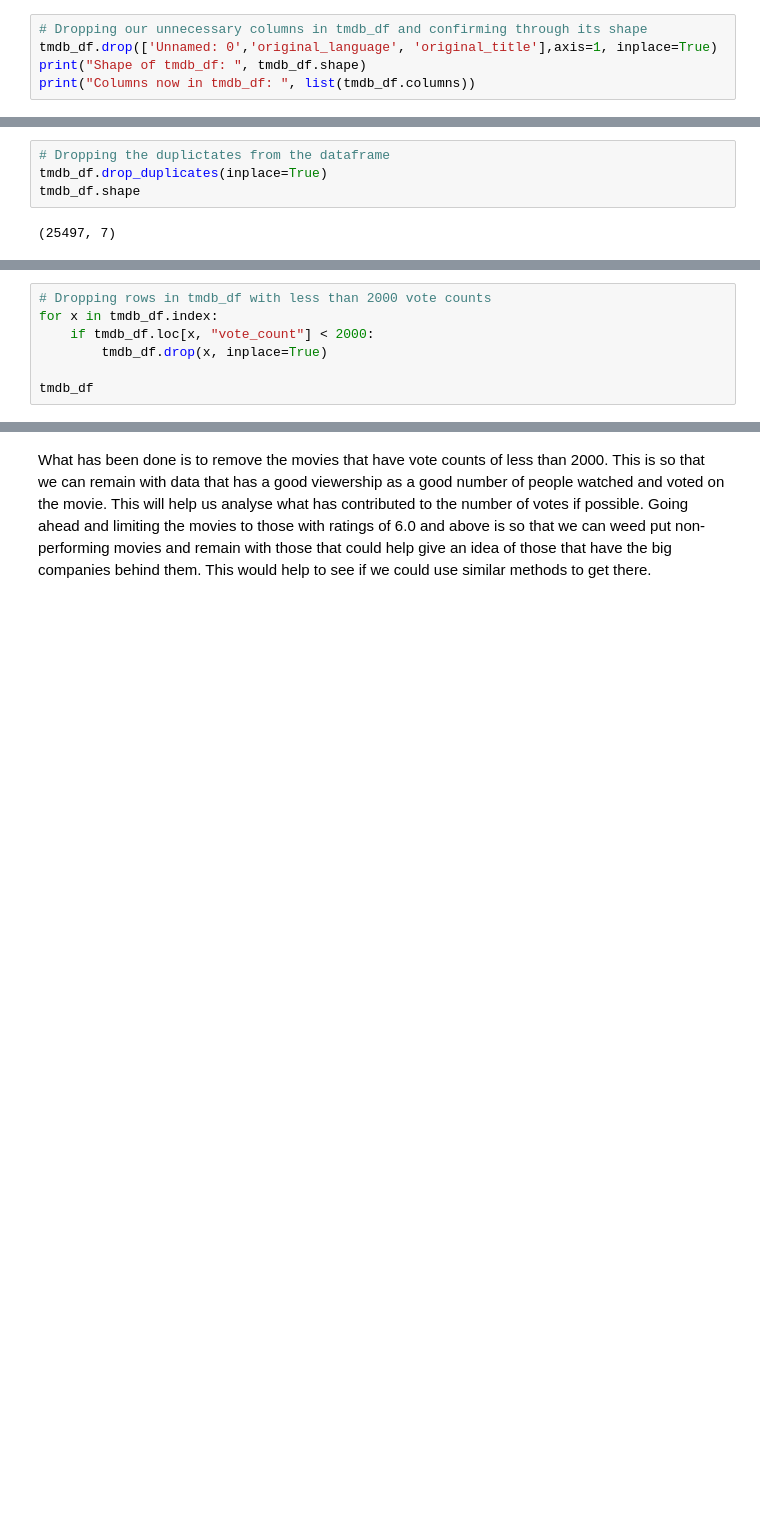
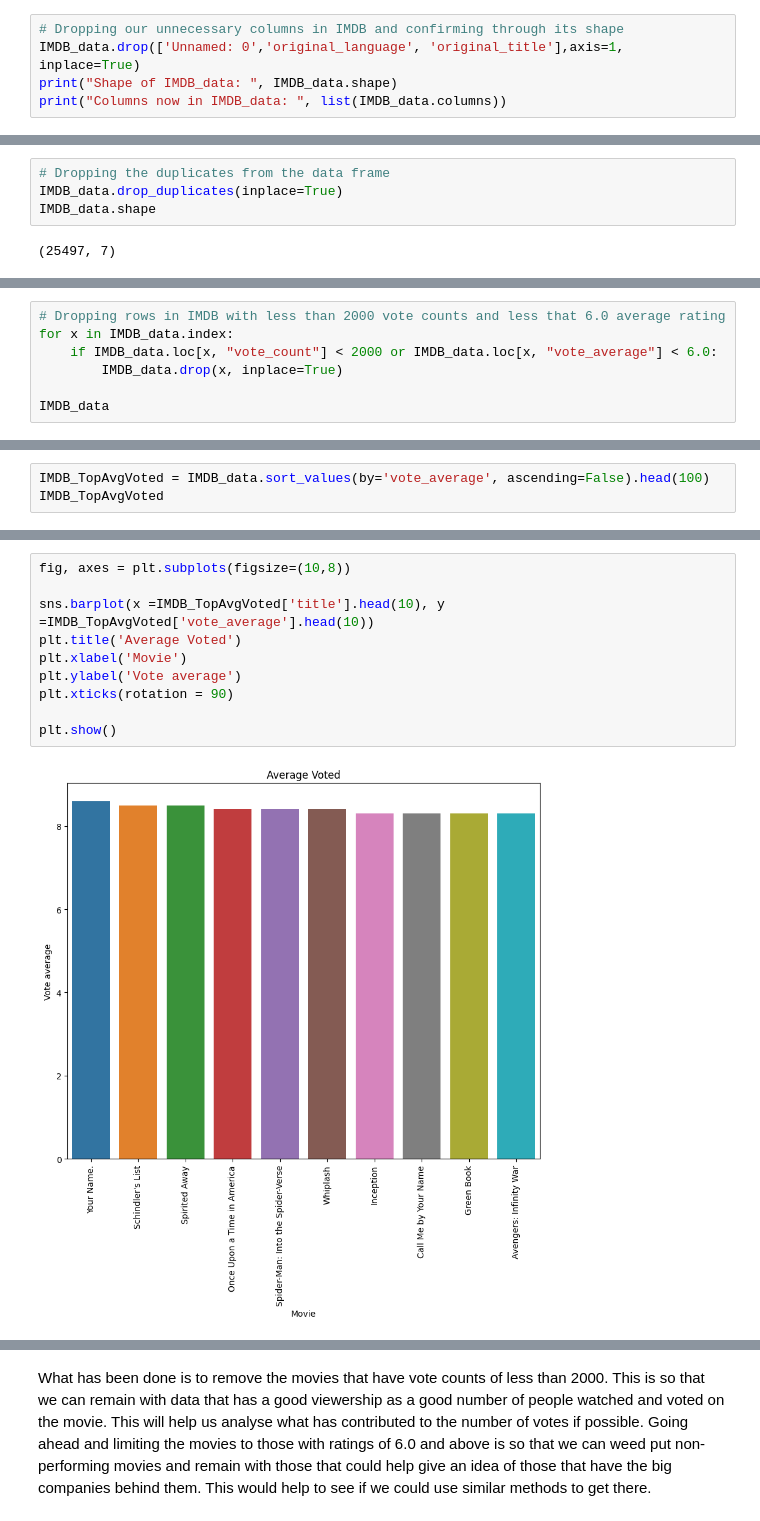
Before and after one commit to Ed-Odhiambo/dsc-phase-1-project-v2-4, a Jupyter notebook: working_project_edit.ipynb, the cells around one changed output, grey strips where cells are left out. Saved outputs shown, nothing was run; the diff lists cells and outputs as text; blank space fills up the shorter version.

```diff
--- a/working_project_edit.ipynb
+++ b/working_project_edit.ipynb
@@ -121,8 +123,8 @@ What has been done above is to use a method to get the general information of ou
 
 From the information, it is seen that both sets have complete data with no missing values but that does not mean our data has accurate values. This means we would have to check for other measures. In the analysis it may not need some of these columns thus they can be done away with such as the unnamed, original_language and original_title columns in 'tmdb_df'. We can drop the column and check the shape to confirm. If the code has worked it should output one less column i.e from 10 columns to 7 columns.
 # %%
-# Dropping our unnecessary columns in tmdb_df and confirming through its shape
-tmdb_df.drop(['Unnamed: 0','original_language', 'original_title'],axis=1, inplace=True)
-print("Shape of tmdb_df: ", tmdb_df.shape)
-print("Columns now in tmdb_df: ", list(tmdb_df.columns))
+# Dropping our unnecessary columns in IMDB and confirming through its shape
+IMDB_data.drop(['Unnamed: 0','original_language', 'original_title'],axis=1, inplace=True)
+print("Shape of IMDB_data: ", IMDB_data.shape)
+print("Columns now in IMDB_data: ", list(IMDB_data.columns))
 # %% [output]
@@ -139,8 +141,8 @@ set(tmdb_df.duplicated())
 # %% [output]
 {False, True}
 # %%
-# Dropping the duplictates from the dataframe
-tmdb_df.drop_duplicates(inplace=True)
-tmdb_df.shape
+# Dropping the duplicates from the data frame
+IMDB_data.drop_duplicates(inplace=True)
+IMDB_data.shape
 # %% [output]
 (25497, 7)
@@ -152,10 +149,10 @@ set(tn_df.duplicated())
 # %%
-# Dropping rows in tmdb_df with less than 2000 vote counts
-for x in tmdb_df.index:
-    if tmdb_df.loc[x, "vote_count"] < 2000:
-        tmdb_df.drop(x, inplace=True)
+# Dropping rows in IMDB with less than 2000 vote counts and less that 6.0 average rating
+for x in IMDB_data.index:
+    if IMDB_data.loc[x, "vote_count"] < 2000 or IMDB_data.loc[x, "vote_average"] < 6.0:
+        IMDB_data.drop(x, inplace=True)
 
-tmdb_df
+IMDB_data
 # %% [output]
 |  | genre_ids | id | popularity | release_date | title | vote_average | vote_count |
 | 0 | [12, 14, 10751] | 12444 | 33.533 | 2010-11-19 | Harry Potter and the Deathly Hall... | 7.7 | 10788 |
@@ -193,0 +170,3 @@ tmdb_df
+# %%
+IMDB_TopAvgVoted = IMDB_data.sort_values(by='vote_average', ascending=False).head(100)
+IMDB_TopAvgVoted
@@ -193,0 +187,12 @@ tmdb_df
+# %%
+fig, axes = plt.subplots(figsize=(10,8))
+
+sns.barplot(x =IMDB_TopAvgVoted['title'].head(10), y =IMDB_TopAvgVoted['vote_average'].head(10))
+plt.title('Average Voted')
+plt.xlabel('Movie')
+plt.ylabel('Vote average')
+plt.xticks(rotation = 90)
+
+plt.show()
+# %% [output]
+[figure, added]
```
Also changed, not shown: parts of 41 cells of this notebook.
